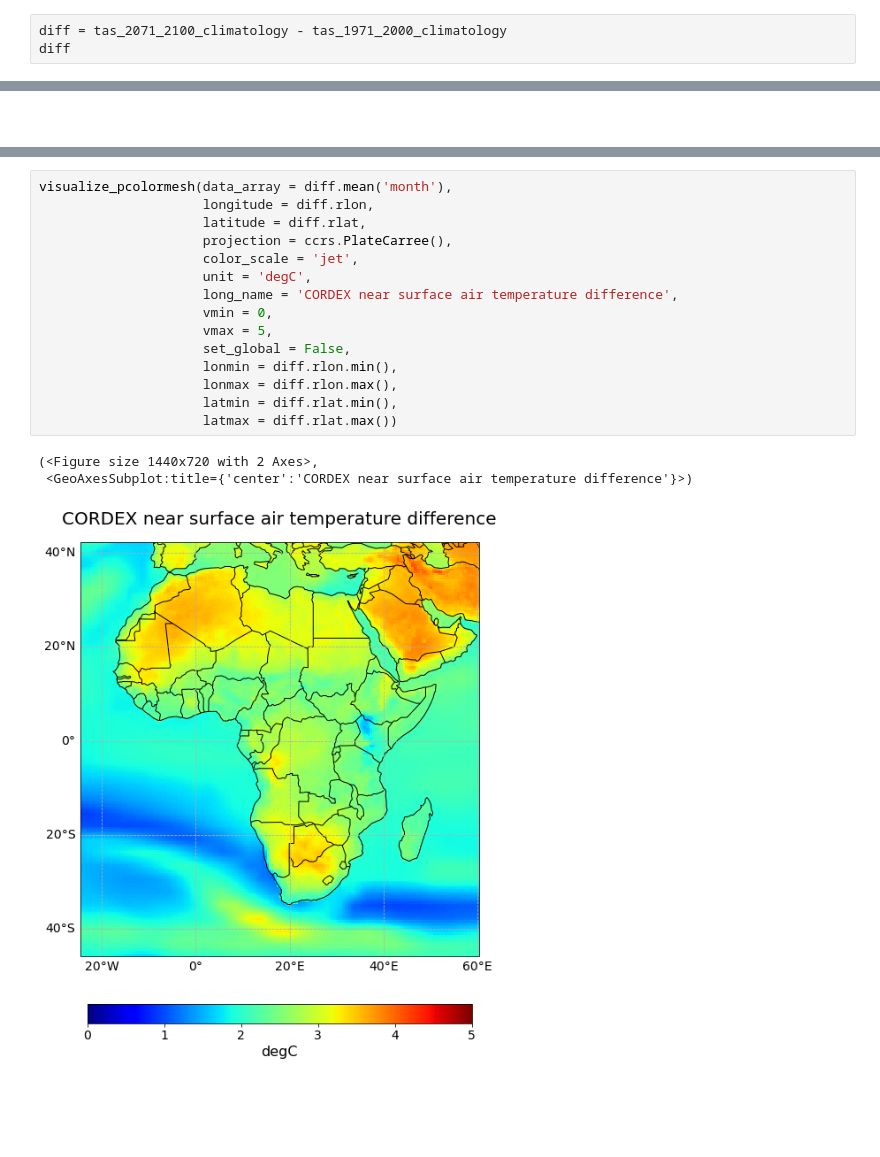
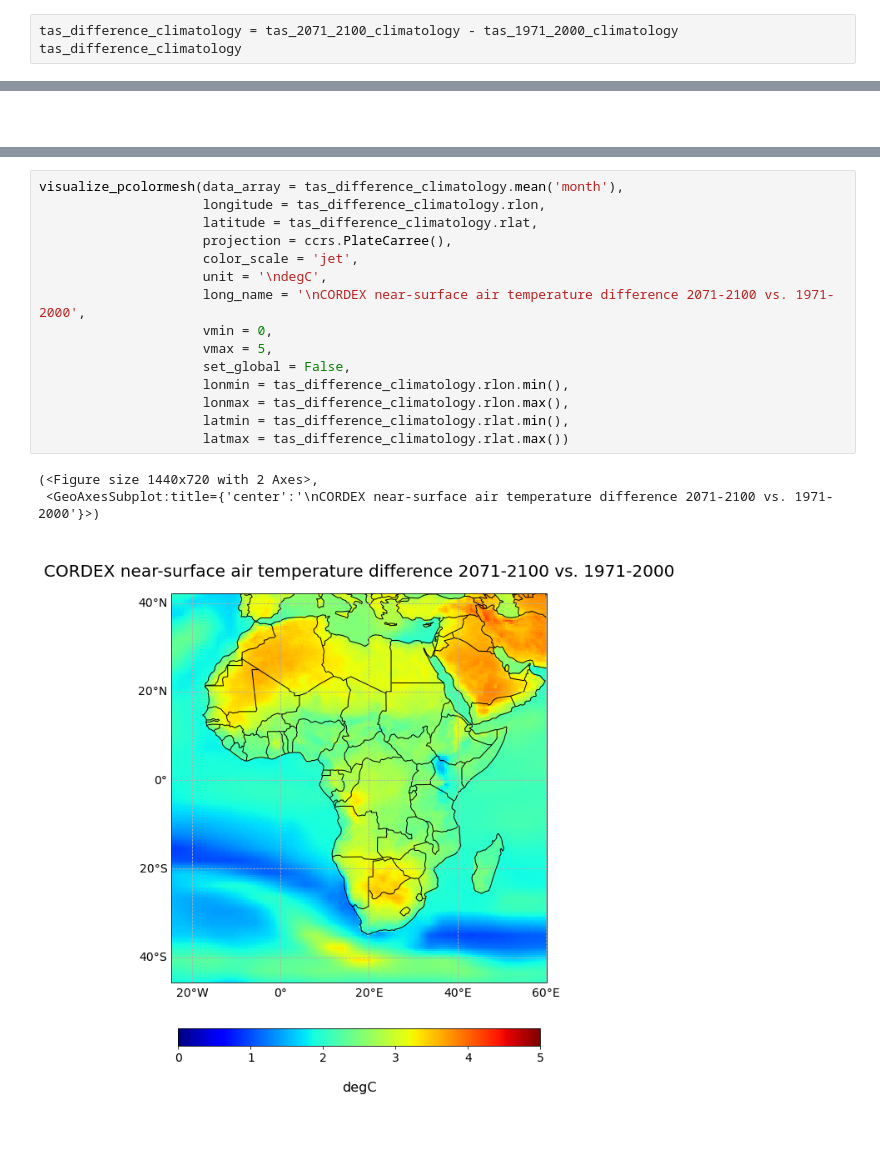
Before and after one commit to ecmwf-projects/copernicus-training, a Jupyter notebook: 132_c3s_cordex_regional_climate_projections.ipynb, the cells around one changed output, grey strips where cells are left out. Saved outputs shown, nothing was run; the diff lists cells and outputs as text.

```diff
--- a/132_c3s_cordex_regional_climate_projections.ipynb
+++ b/132_c3s_cordex_regional_climate_projections.ipynb
@@ -388,6 +695,6 @@ tas_2071_2100_climatology_degC = tas_2071_2100_climatology - 273.15
 # %%
-diff = tas_2071_2100_climatology - tas_1971_2000_climatology
-diff
+tas_difference_climatology = tas_2071_2100_climatology - tas_1971_2000_climatology
+tas_difference_climatology
 # %% [output]
 <xarray.DataArray 'tas' (month: 12, rlat: 201, rlon: 194)> dask.array<sub, shape=(12, 201, 194), dtype=float32, chunksize=(1, 201, 194), chunktype=numpy.ndarray> Coordinates: * rlon (rlon) float64 -24 ...
 xarray.DataArray
@@ -438,22 +765,22 @@ visualize_pcolormesh(data_array = diff[5,:,:],
 # %%
-visualize_pcolormesh(data_array = diff.mean('month'),
-                     longitude = diff.rlon,
-                     latitude = diff.rlat,
+visualize_pcolormesh(data_array = tas_difference_climatology.mean('month'),
+                     longitude = tas_difference_climatology.rlon,
+                     latitude = tas_difference_climatology.rlat,
                      projection = ccrs.PlateCarree(),
                      color_scale = 'jet',
-                     unit = 'degC',
-                     long_name = 'CORDEX near surface air temperature difference',
+                     unit = '\ndegC',
+                     long_name = '\nCORDEX near-surface air temperature difference 2071-2100 vs. 1971-2000',
                      vmin = 0,
                      vmax = 5,
                      set_global = False,
-                     lonmin = diff.rlon.min(),
-                     lonmax = diff.rlon.max(),
-                     latmin = diff.rlat.min(),
-                     latmax = diff.rlat.max())
+                     lonmin = tas_difference_climatology.rlon.min(),
+                     lonmax = tas_difference_climatology.rlon.max(),
+                     latmin = tas_difference_climatology.rlat.min(),
+                     latmax = tas_difference_climatology.rlat.max())
 # %% [output]
 (<Figure size 1440x720 with 2 Axes>,
- <GeoAxesSubplot:title={'center':'CORDEX near surface air temperature difference'}>)
+ <GeoAxesSubplot:title={'center':'\nCORDEX near-surface air temperature difference 2071-2100 vs. 1971-2000'}>)
-[figure, old version]
+[figure, new version]
 # %% [markdown]
 <br>
 # %% [markdown]
```
Also changed, not shown: parts of 36 cells of this notebook, 8 other files.
